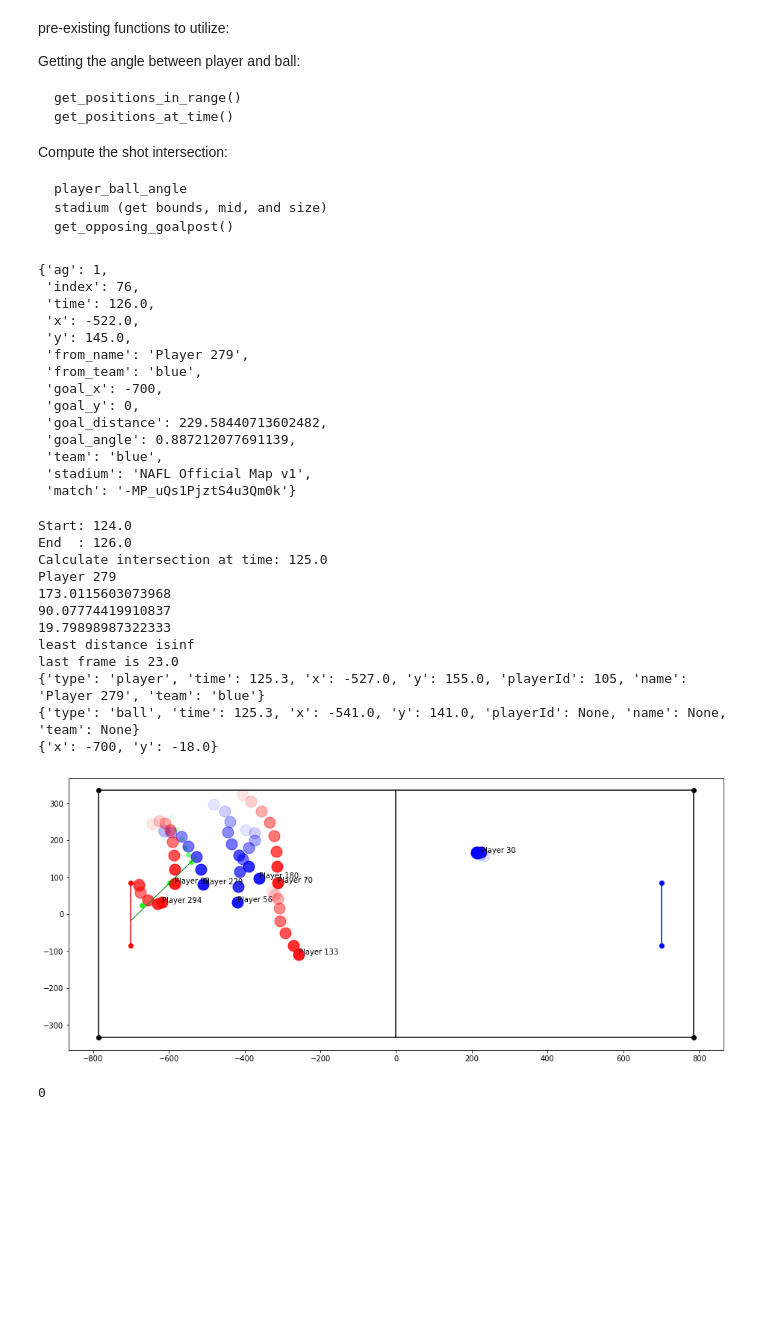
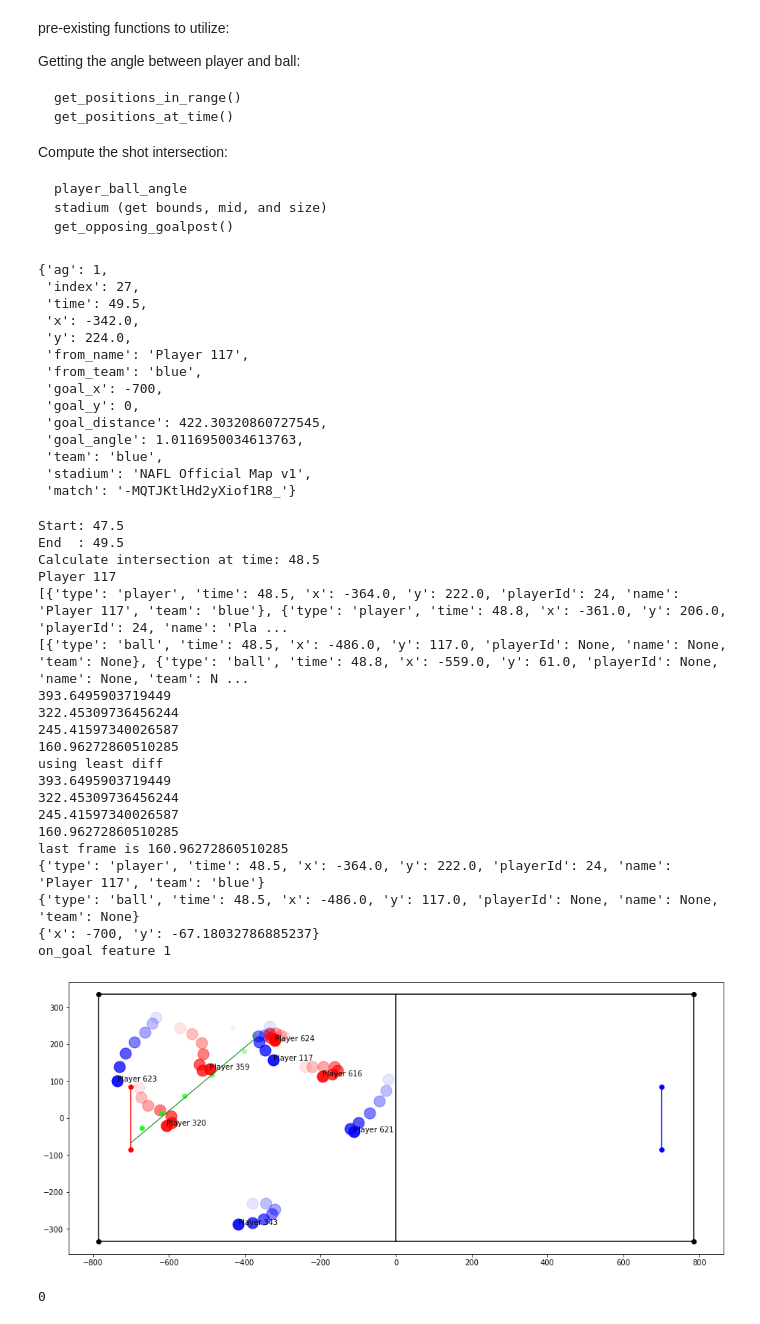
Before and after one commit to vingkan/haxml, a Jupyter notebook: notebooks/shot_angles.ipynb, the cells around one changed output. Drawn from its saved outputs; the diff is of its cells as text; code cells hidden in the pictures; blank space fills up the shorter version.

Commit message:
models with improved on_goal feature and more exploration

```diff
--- a/notebooks/shot_angles.ipynb
+++ b/notebooks/shot_angles.ipynb
@@ -90,6 +90,7 @@ def generate_rows_angles(match, stadium):
 #1800 (weirddd)
 #1097 2 work and one doesnt
 #Going 2 indeces down works so much detter with this match 222
-meta = metadata[420]
+#Match 420 has the first goal as a bit off and the other 3 as accurate (first goals least dist is 105?)
+meta = metadata[1097]
 meta
 # %% [output]
@@ -482,60 +485,70 @@ def slope(x1, y1, x2, y2):
     m = (y2-y1)/(x2-x1)
     return m
 # %%
-example = df.query("ag == 1").to_dict(orient="records")[2]
+example = df.query("ag == 1").to_dict(orient="records")[0]
 example
 # %% [output]
 {'ag': 1,
- 'index': 76,
- 'time': 126.0,
- 'x': -522.0,
- 'y': 145.0,
- 'from_name': 'Player 279',
+ 'index': 27,
+ 'time': 49.5,
+ 'x': -342.0,
+ 'y': 224.0,
+ 'from_name': 'Player 117',
  'from_team': 'blue',
  'goal_x': -700,
  'goal_y': 0,
- 'goal_distance': 229.58440713602482,
- 'goal_angle': 0.887212077691139,
+ 'goal_distance': 422.30320860727545,
+ 'goal_angle': 1.0116950034613763,
  'team': 'blue',
  'stadium': 'NAFL Official Map v1',
- 'match': '-MP_uQs1PjztS4u3Qm0k'}
+ 'match': '-MQTJKtlHd2yXiof1R8_'}
 # %%
 end_time = example["time"]
 start_time = end_time - 2
 print(f"Start: {start_time}")
 print(f"End  : {end_time}")
 time_range = get_positions_in_range(match["positions"], start_time, end_time)
 player_pos, ball_pos, intersect = shot_intersection(match,example,stadium, offset=1)
 print(intersect)
 fig, ax = plot_positions(time_range, stadium)
 fig.set_size_inches(*zoom_stadium(stadium["bounds"]))
+on_goal = shot_on_goal(match, example, intersect, stadium)
+print("on_goal feature " + str(on_goal))
 # Most recent position for each player
 # Key: Name, Value: position (dict)
 last_pos = {}
 for pos in time_range:
     last_pos[pos["name"]] = pos
 for pos in last_pos.values():
     ax.text(pos["x"], pos["y"], pos["name"])
 ax.plot(
     [player_pos['x'], ball_pos['x'], intersect['x']],
     [player_pos['y'], ball_pos['y'], intersect['y']],
     color="green", linewidth=1
 )
 fig
 # %% [output]
-Start: 124.0
-End  : 126.0
-Calculate intersection at time: 125.0
-Player 279
-173.0115603073968
-90.07774419910837
-19.79898987322333
-least distance isinf
-last frame is 23.0
-{'type': 'player', 'time': 125.3, 'x': -527.0, 'y': 155.0, 'playerId': 105, 'name': 'Player 279', 'team': 'blue'}
-{'type': 'ball', 'time': 125.3, 'x': -541.0, 'y': 141.0, 'playerId': None, 'name': None, 'team': None}
-{'x': -700, 'y': -18.0}
+Start: 47.5
+End  : 49.5
+Calculate intersection at time: 48.5
+Player 117
+[{'type': 'player', 'time': 48.5, 'x': -364.0, 'y': 222.0, 'playerId': 24, 'name': 'Player 117', 'team': 'blue'}, {'type': 'player', 'time': 48.8, 'x': -361.0, 'y': 206.0, 'playerId': 24, 'name': 'Pla ...
+[{'type': 'ball', 'time': 48.5, 'x': -486.0, 'y': 117.0, 'playerId': None, 'name': None, 'team': None}, {'type': 'ball', 'time': 48.8, 'x': -559.0, 'y': 61.0, 'playerId': None, 'name': None, 'team': N ...
+393.6495903719449
+322.45309736456244
+245.41597340026587
+160.96272860510285
+using least diff
+393.6495903719449
+322.45309736456244
+245.41597340026587
+160.96272860510285
+last frame is 160.96272860510285
+{'type': 'player', 'time': 48.5, 'x': -364.0, 'y': 222.0, 'playerId': 24, 'name': 'Player 117', 'team': 'blue'}
+{'type': 'ball', 'time': 48.5, 'x': -486.0, 'y': 117.0, 'playerId': None, 'name': None, 'team': None}
+{'x': -700, 'y': -67.18032786885237}
+on_goal feature 1
-[figure, old version]
+[figure, new version]
 # %%
 import math
 
```
Also changed, not shown: parts of 12 cells of this notebook, 1 other file.
